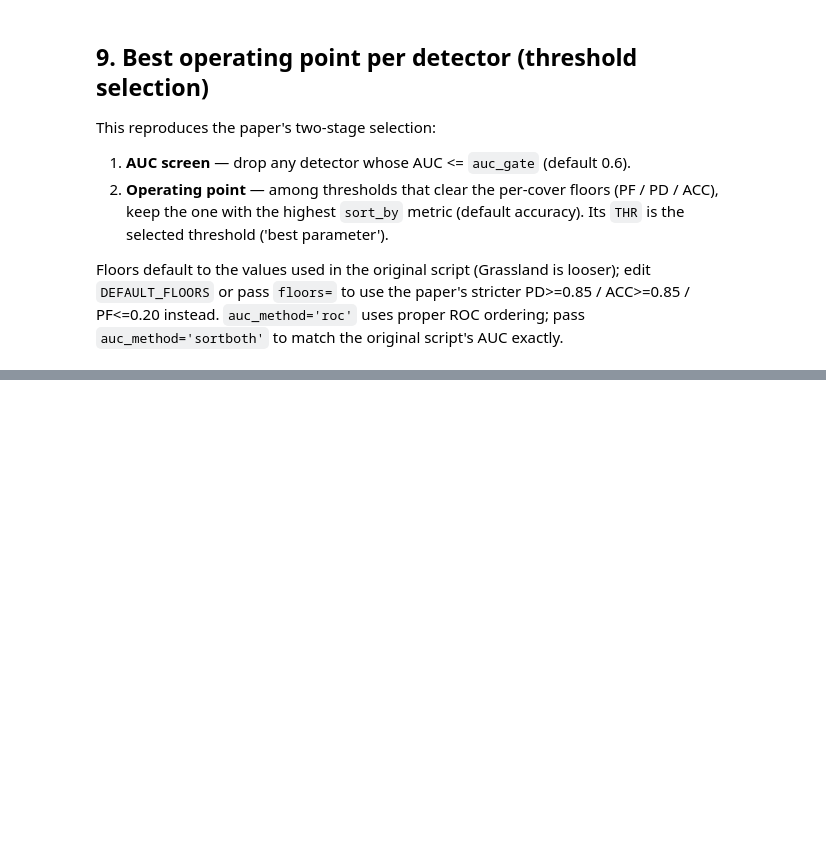
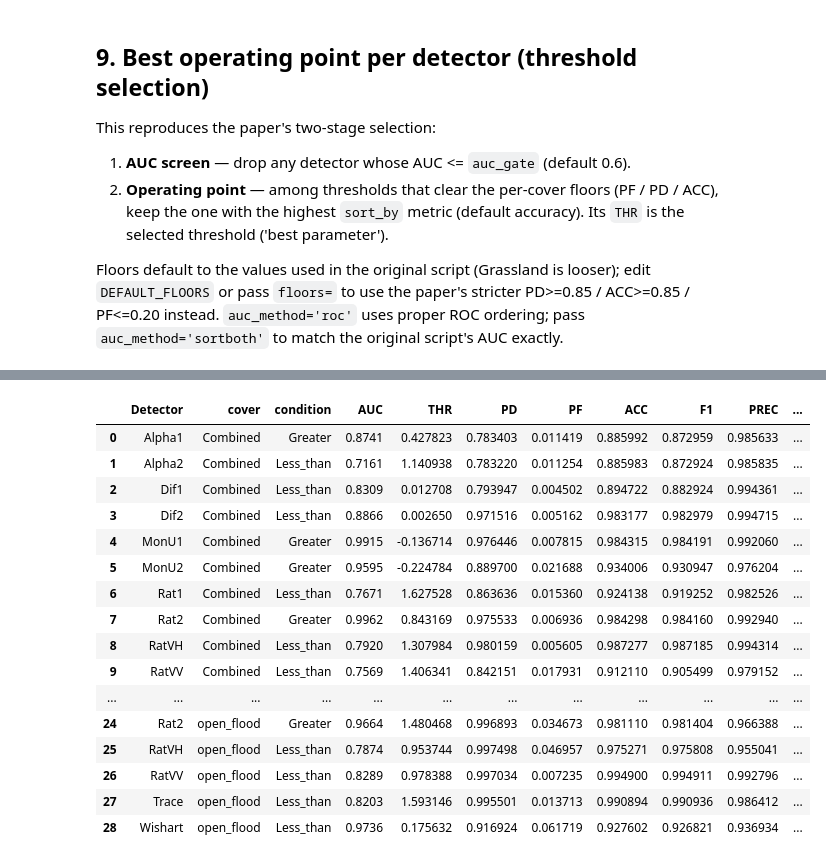
Before and after one commit to kasitif/flood-mapping-polsar, a Jupyter notebook: notebooks/02_accuracy_assessment.ipynb, the cells around one changed output, grey strips where cells are left out. Drawn from its saved outputs; the diff is of its cells as text; code cells hidden in the pictures; blank space fills up the shorter version.

```diff
--- a/notebooks/02_accuracy_assessment.ipynb
+++ b/notebooks/02_accuracy_assessment.ipynb
@@ -229,8 +251,8 @@ def assess_all_detectors(detectors, masks, out_path, date, dim=1000,
           f'{len(conditions)} conditions to {os.path.abspath(out_path)}')
 
 
-OUT_DIR = os.path.join(RESULTS_DIR, 'accuracy_csv')
+OUT_DIR = os.path.join(RESULTS_DIR, f'accuracy_csv_{DATE}')
 dim = 1000
 
-assess_all_detectors(det, masks, OUT_DIR, DATE, dim=dim,
+assess_all_detectors(det, masks, OUT_DIR, , dim=dim,
                      open_detected_mask=OPEN_DETECTED, transpose=TRANSPOSE)
@@ -388,0 +451,45 @@ best_ops
+# %%
+def direction_matrix(best_ops, rank_by='ACC'):
+    """Per detector: the chosen direction for each cover + whether open≠grassland."""
+    best = (best_ops.sort_values(rank_by, ascending=False)
+                    .groupby(['Detector', 'cover'], as_index=False).head(1))
+    piv = best.pivot_table(index='Detector', columns='cover',
+                           values='condition', aggfunc='first')
+    o = piv['open_flood'] if 'open_flood' in piv else pd.Series(index=piv.index, dtype=object)
+    g = piv['Grassland']  if 'Grassland'  in piv else pd.Series(index=piv.index, dtype=object)
+    piv['separable'] = o.notna() & g.notna() & (o != g)
+    return piv
+
+
+def separable_detectors(best_ops, rank_by='ACC'):
+    """
+    Keep:
+      - every 'Combined' row (best per detector),
+      - for open/grassland: if the two are detected in DIFFERENT directions
+        (separable) -> keep BOTH; otherwise (same direction, confused) ->
+        keep ONLY 'open_flood'.
+    A 'separable' column flags which open/grassland rows are true separations.
+    """
+    best = (best_ops.sort_values(rank_by, ascending=False)
+                    .groupby(['Detector', 'cover'], as_index=False).head(1))
+
+    rows = [best[best['cover'] == 'Combined'].assign(separable=pd.NA)]
+
+    og = best[best['cover'].isin(['open_flood', 'Grassland'])]
+    for name, grp in og.groupby('Detector'):
+        dirs = dict(zip(grp['cover'], grp['condition']))
+        sep = ('open_flood' in dirs and 'Grassland' in dirs
+               and dirs['open_flood'] != dirs['Grassland'])
+        if sep:
+            rows.append(grp.assign(separable=True))                        # open + grassland
+        else:
+            rows.append(grp[grp['cover'] == 'open_flood'].assign(separable=False))  # open only
+    out = pd.concat(rows, ignore_index=True)
+    return out.sort_values(['cover', 'Detector']).reset_index(drop=True)
+
+print(direction_matrix(best_ops))          # diagnostic: who separates the classes
+
+sep = separable_detectors(best_ops)
+sep.to_csv(os.path.join(OUT_DIR, f'separable_detectors_{DATE}.csv'), index=False)
+sep
+# %% [output]
@@ -388,0 +513,17 @@ best_ops
+|  | Detector | cover | condition | AUC | THR | PD | PF | ACC | F1 | PREC | ... |
+| 0 | Alpha1 | Combined | Greater | 0.8741 | 0.427823 | 0.783403 | 0.011419 | 0.885992 | 0.872959 | 0.985633 | ... |
+| 1 | Alpha2 | Combined | Less_than | 0.7161 | 1.140938 | 0.783220 | 0.011254 | 0.885983 | 0.872924 | 0.985835 | ... |
+| 2 | Dif1 | Combined | Less_than | 0.8309 | 0.012708 | 0.793947 | 0.004502 | 0.894722 | 0.882924 | 0.994361 | ... |
+| 3 | Dif2 | Combined | Less_than | 0.8866 | 0.002650 | 0.971516 | 0.005162 | 0.983177 | 0.982979 | 0.994715 | ... |
+| 4 | MonU1 | Combined | Greater | 0.9915 | -0.136714 | 0.976446 | 0.007815 | 0.984315 | 0.984191 | 0.992060 | ... |
+| 5 | MonU2 | Combined | Greater | 0.9595 | -0.224784 | 0.889700 | 0.021688 | 0.934006 | 0.930947 | 0.976204 | ... |
+| 6 | Rat1 | Combined | Less_than | 0.7671 | 1.627528 | 0.863636 | 0.015360 | 0.924138 | 0.919252 | 0.982526 | ... |
+| 7 | Rat2 | Combined | Greater | 0.9962 | 0.843169 | 0.975533 | 0.006936 | 0.984298 | 0.984160 | 0.992940 | ... |
+| 8 | RatVH | Combined | Less_than | 0.7920 | 1.307984 | 0.980159 | 0.005605 | 0.987277 | 0.987185 | 0.994314 | ... |
+| 9 | RatVV | Combined | Less_than | 0.7569 | 1.406341 | 0.842151 | 0.017931 | 0.912110 | 0.905499 | 0.979152 | ... |
+| ... | ... | ... | ... | ... | ... | ... | ... | ... | ... | ... | ... |
+| 24 | Rat2 | open_flood | Greater | 0.9664 | 1.480468 | 0.996893 | 0.034673 | 0.981110 | 0.981404 | 0.966388 | ... |
+| 25 | RatVH | open_flood | Less_than | 0.7874 | 0.953744 | 0.997498 | 0.046957 | 0.975271 | 0.975808 | 0.955041 | ... |
+| 26 | RatVV | open_flood | Less_than | 0.8289 | 0.978388 | 0.997034 | 0.007235 | 0.994900 | 0.994911 | 0.992796 | ... |
+| 27 | Trace | open_flood | Less_than | 0.8203 | 1.593146 | 0.995501 | 0.013713 | 0.990894 | 0.990936 | 0.986412 | ... |
+| 28 | Wishart | open_flood | Less_than | 0.9736 | 0.175632 | 0.916924 | 0.061719 | 0.927602 | 0.926821 | 0.936934 | ... |
```
Also changed, not shown: parts of 8 cells of this notebook, 21 other files.
